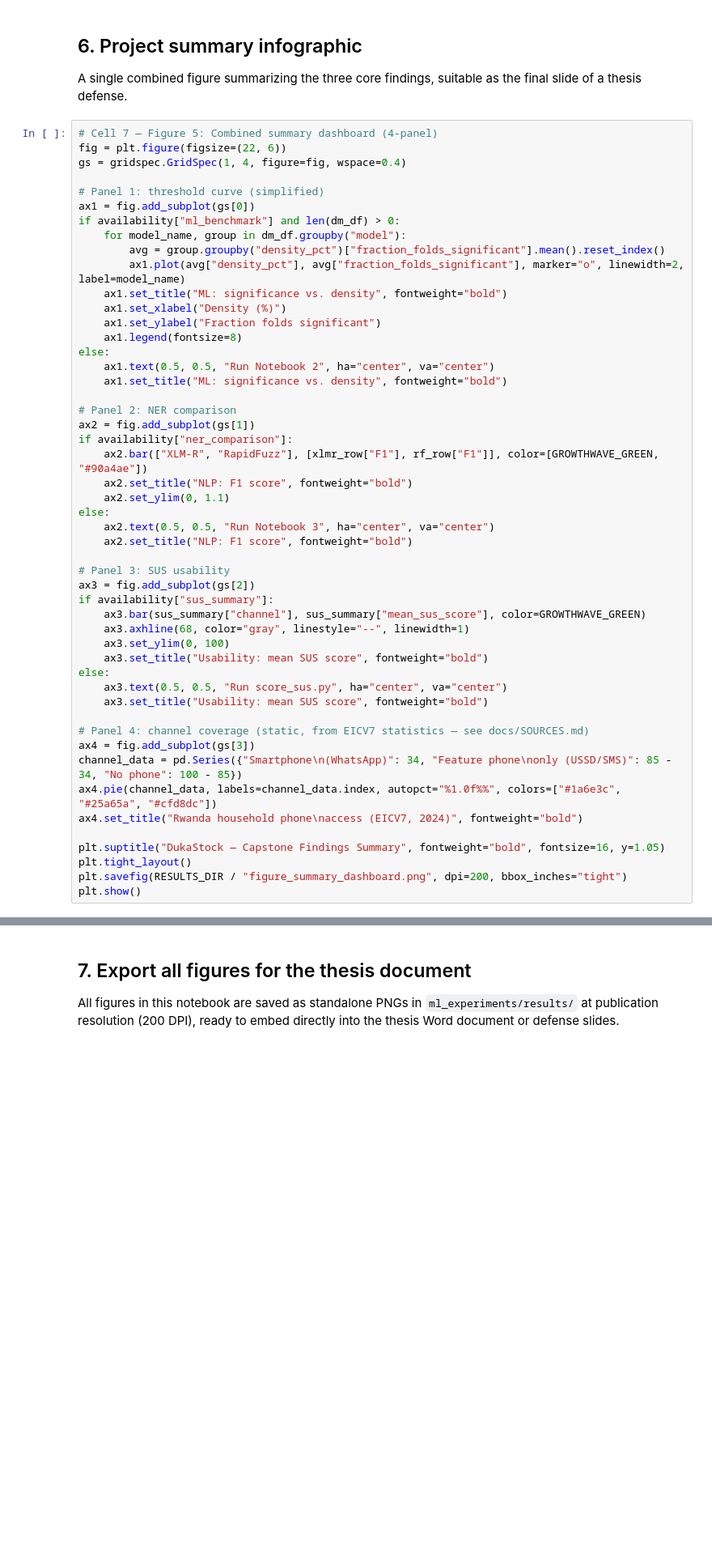
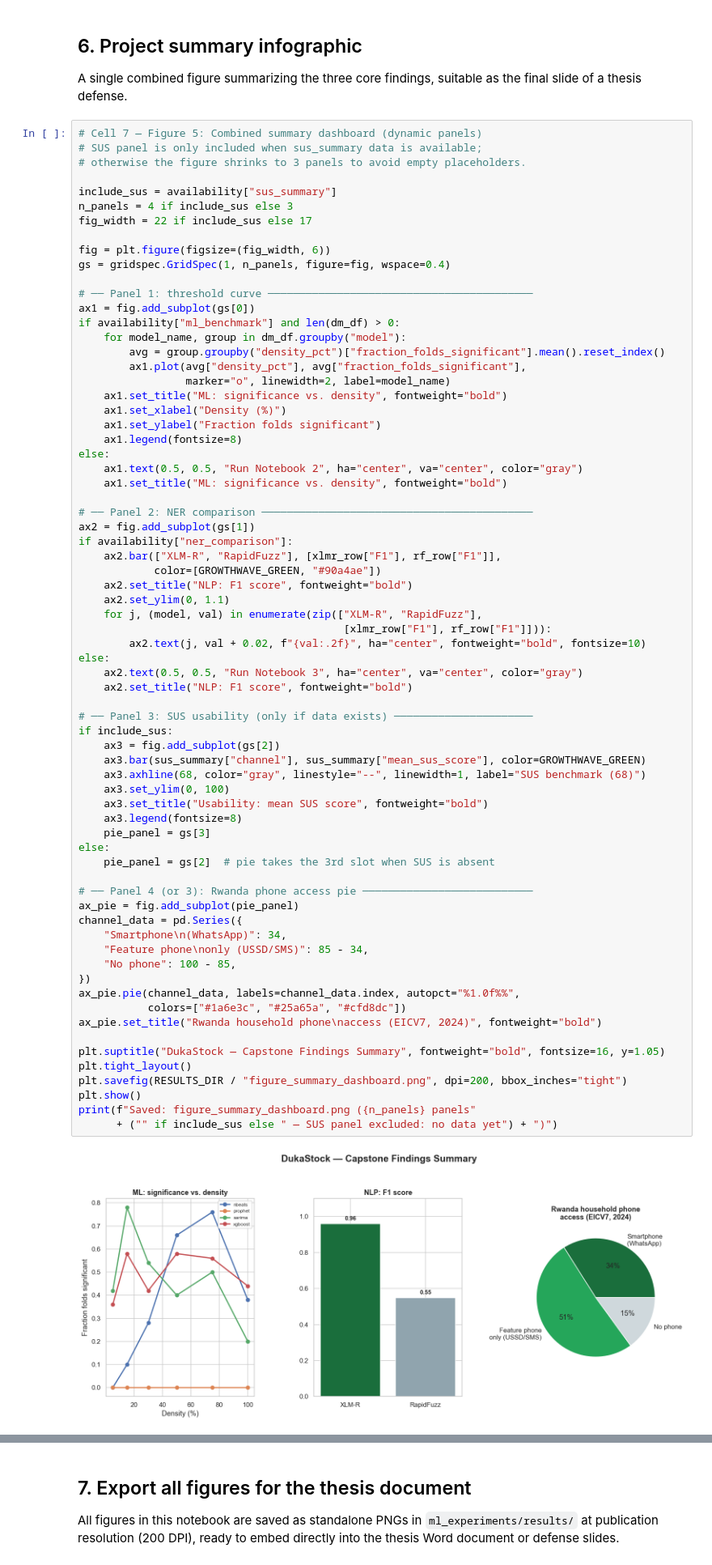
Before and after one commit to oreste-abizera/dukastock, a Jupyter notebook: ml_experiments/notebooks/04_results_dashboard.ipynb, the cells around one changed output, grey strips where cells are left out. Shown at 81% size. Cells and saved outputs as stored; diff of their text form; blank space fills up the shorter version.

```diff
--- a/ml_experiments/notebooks/04_results_dashboard.ipynb
+++ b/ml_experiments/notebooks/04_results_dashboard.ipynb
@@ -237,52 +286,74 @@ else:
 A single combined figure summarizing the three core findings, suitable as
 the final slide of a thesis defense.
 # %%
-# Cell 7 — Figure 5: Combined summary dashboard (4-panel)
-fig = plt.figure(figsize=(22, 6))
-gs = gridspec.GridSpec(1, 4, figure=fig, wspace=0.4)
+# Cell 7 — Figure 5: Combined summary dashboard (dynamic panels)
+# SUS panel is only included when sus_summary data is available;
+# otherwise the figure shrinks to 3 panels to avoid empty placeholders.
 
-# Panel 1: threshold curve (simplified)
+include_sus = availability["sus_summary"]
+n_panels = 4 if include_sus else 3
+fig_width = 22 if include_sus else 17
+
+fig = plt.figure(figsize=(fig_width, 6))
+gs = gridspec.GridSpec(1, n_panels, figure=fig, wspace=0.4)
+
+# ── Panel 1: threshold curve ──────────────────────────────────────────
 ax1 = fig.add_subplot(gs[0])
 if availability["ml_benchmark"] and len(dm_df) > 0:
     for model_name, group in dm_df.groupby("model"):
         avg = group.groupby("density_pct")["fraction_folds_significant"].mean().reset_index()
-        ax1.plot(avg["density_pct"], avg["fraction_folds_significant"], marker="o", linewidth=2, label=model_name)
+        ax1.plot(avg["density_pct"], avg["fraction_folds_significant"],
+                 marker="o", linewidth=2, label=model_name)
     ax1.set_title("ML: significance vs. density", fontweight="bold")
     ax1.set_xlabel("Density (%)")
     ax1.set_ylabel("Fraction folds significant")
     ax1.legend(fontsize=8)
 else:
-    ax1.text(0.5, 0.5, "Run Notebook 2", ha="center", va="center")
+    ax1.text(0.5, 0.5, "Run Notebook 2", ha="center", va="center", color="gray")
     ax1.set_title("ML: significance vs. density", fontweight="bold")
 
-# Panel 2: NER comparison
+# ── Panel 2: NER comparison ───────────────────────────────────────────
 ax2 = fig.add_subplot(gs[1])
 if availability["ner_comparison"]:
-    ax2.bar(["XLM-R", "RapidFuzz"], [xlmr_row["F1"], rf_row["F1"]], color=[GROWTHWAVE_GREEN, "#90a4ae"])
+    ax2.bar(["XLM-R", "RapidFuzz"], [xlmr_row["F1"], rf_row["F1"]],
+            color=[GROWTHWAVE_GREEN, "#90a4ae"])
     ax2.set_title("NLP: F1 score", fontweight="bold")
     ax2.set_ylim(0, 1.1)
+    for j, (model, val) in enumerate(zip(["XLM-R", "RapidFuzz"],
+                                          [xlmr_row["F1"], rf_row["F1"]])):
+        ax2.text(j, val + 0.02, f"{val:.2f}", ha="center", fontweight="bold", fontsize=10)
 else:
-    ax2.text(0.5, 0.5, "Run Notebook 3", ha="center", va="center")
+    ax2.text(0.5, 0.5, "Run Notebook 3", ha="center", va="center", color="gray")
     ax2.set_title("NLP: F1 score", fontweight="bold")
 
-# Panel 3: SUS usability
-ax3 = fig.add_subplot(gs[2])
-if availability["sus_summary"]:
+# ── Panel 3: SUS usability (only if data exists) ──────────────────────
+if include_sus:
+    ax3 = fig.add_subplot(gs[2])
     ax3.bar(sus_summary["channel"], sus_summary["mean_sus_score"], color=GROWTHWAVE_GREEN)
-    ax3.axhline(68, color="gray", linestyle="--", linewidth=1)
+    ax3.axhline(68, color="gray", linestyle="--", linewidth=1, label="SUS benchmark (68)")
     ax3.set_ylim(0, 100)
     ax3.set_title("Usability: mean SUS score", fontweight="bold")
+    ax3.legend(fontsize=8)
+    pie_panel = gs[3]
 else:
-    ax3.text(0.5, 0.5, "Run score_sus.py", ha="center", va="center")
-    ax3.set_title("Usability: mean SUS score", fontweight="bold")
+    pie_panel = gs[2]  # pie takes the 3rd slot when SUS is absent
 
-# Panel 4: channel coverage (static, from EICV7 statistics — see docs/SOURCES.md)
-ax4 = fig.add_subplot(gs[3])
-channel_data = pd.Series({"Smartphone\n(WhatsApp)": 34, "Feature phone\nonly (USSD/SMS)": 85 - 34, "No phone": 100 - 85})
-ax4.pie(channel_data, labels=channel_data.index, autopct="%1.0f%%", colors=["#1a6e3c", "#25a65a", "#cfd8dc"])
-ax4.set_title("Rwanda household phone\naccess (EICV7, 2024)", fontweight="bold")
+# ── Panel 4 (or 3): Rwanda phone access pie ───────────────────────────
+ax_pie = fig.add_subplot(pie_panel)
+channel_data = pd.Series({
+    "Smartphone\n(WhatsApp)": 34,
+    "Feature phone\nonly (USSD/SMS)": 85 - 34,
+    "No phone": 100 - 85,
+})
+ax_pie.pie(channel_data, labels=channel_data.index, autopct="%1.0f%%",
+           colors=["#1a6e3c", "#25a65a", "#cfd8dc"])
+ax_pie.set_title("Rwanda household phone\naccess (EICV7, 2024)", fontweight="bold")
 
 plt.suptitle("DukaStock — Capstone Findings Summary", fontweight="bold", fontsize=16, y=1.05)
 plt.tight_layout()
 plt.savefig(RESULTS_DIR / "figure_summary_dashboard.png", dpi=200, bbox_inches="tight")
 plt.show()
+print(f"Saved: figure_summary_dashboard.png ({n_panels} panels"
+      + ("" if include_sus else " — SUS panel excluded: no data yet") + ")")
+# %% [output]
+[figure, added]
```
Also changed, not shown: parts of 8 cells of this notebook, 13 other files.
